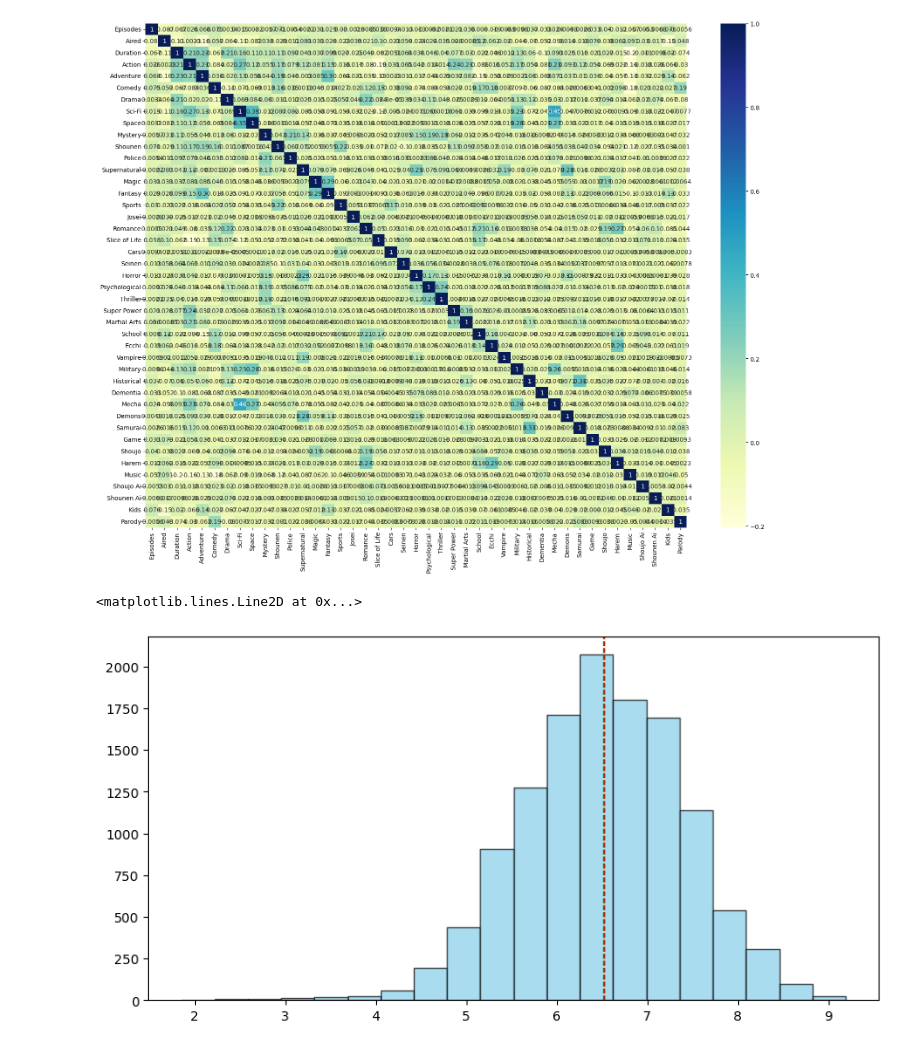
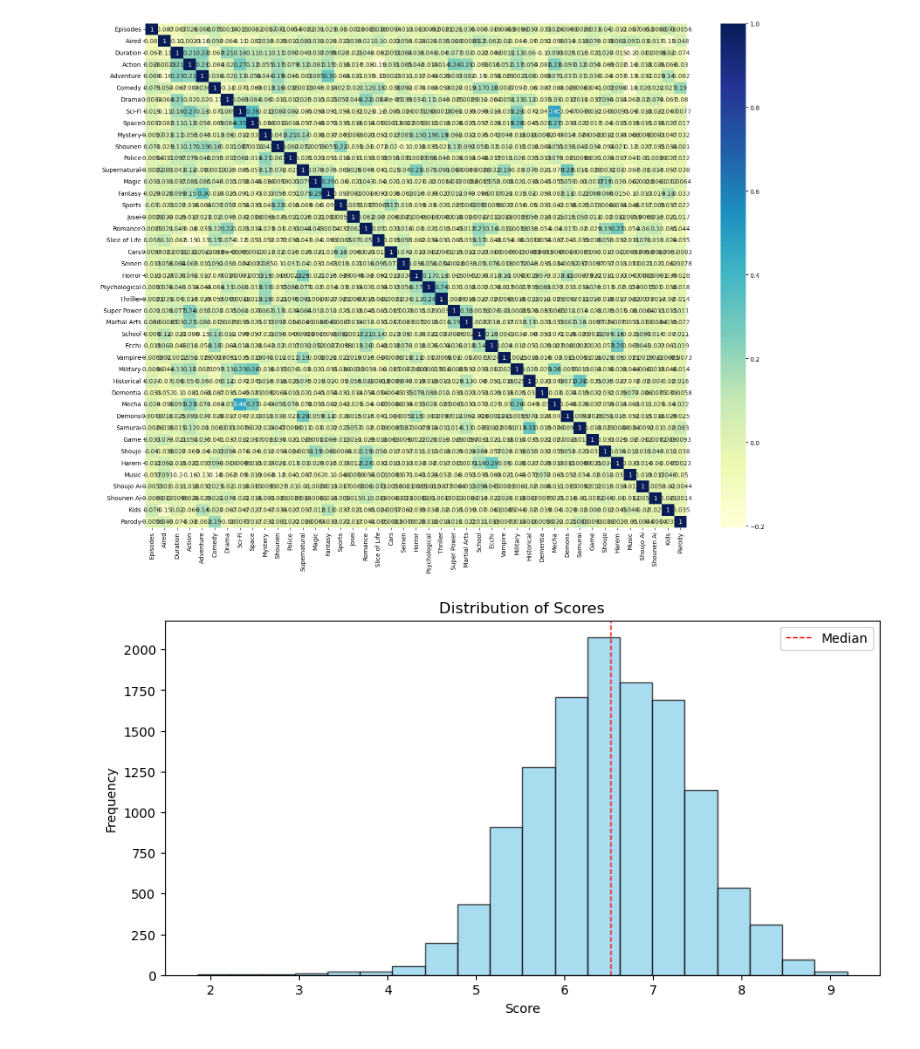
Before and after one commit to AlFarabiDHK/Anime-Recommender, a Jupyter notebook: Neural_Network_no_popularity.ipynb, the cells around one changed output. Drawn from its saved outputs; the diff is of its cells as text; code cells hidden in the pictures.

Commit message:
Added more graphs, fixed cv bug on LRs

```diff
--- a/Neural_Network_no_popularity.ipynb
+++ b/Neural_Network_no_popularity.ipynb
@@ -230,11 +230,14 @@ plt.show()
 # %%
 plt.figure(figsize=(10, 5))
 plt.hist(df['Score'], bins=20, color='skyblue', edgecolor='black', alpha=0.7)
 plt.axvline(df['Score'].median(), color='red', linestyle='dashed', linewidth=1)
-plt.axvline(df['Score'].mean(), color='green', linestyle='dashed', linewidth=1)
+plt.title('Distribution of Scores')
+plt.xlabel('Score')
+plt.ylabel('Frequency')
+plt.legend(['Median'])
+plt.show()
 # %% [output]
-<matplotlib.lines.Line2D at 0x...>
-[figure, old version]
+[figure, new version]
 # %%
 df['Score_Class'] = df['Score'].apply(lambda x: 1 if x >= 7.25 else 0)
 # %%
```
Also changed, not shown: parts of 6 cells of this notebook, 15 other files.
